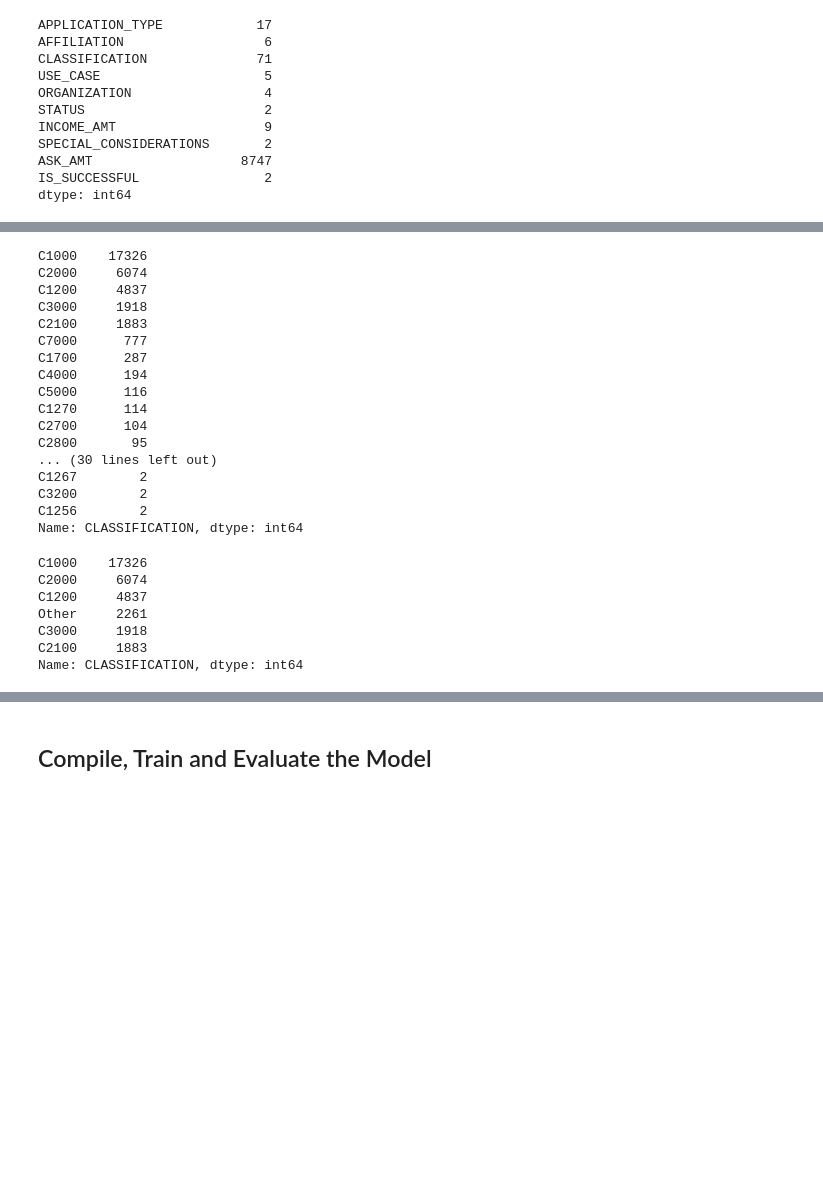
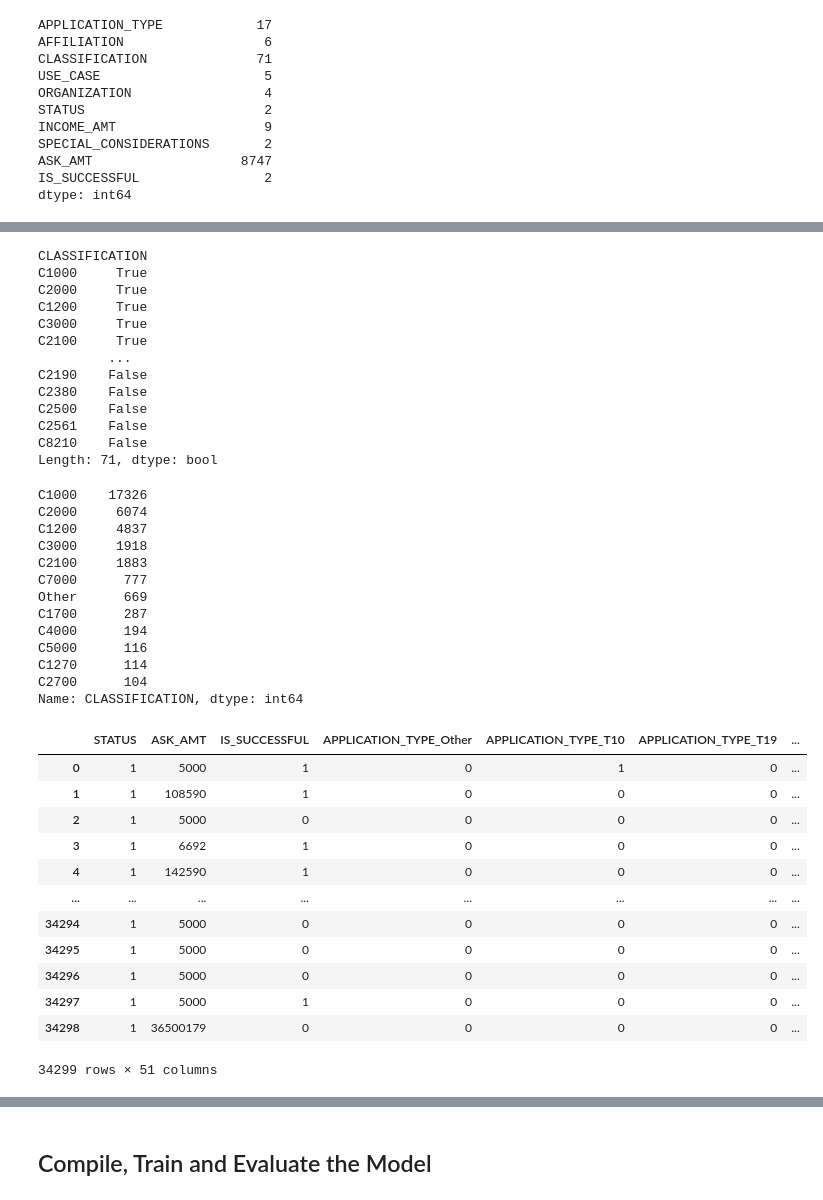
Before and after one commit to LPELLITTERI/deep-learning-challenge, a Jupyter notebook: deep_learning.ipynb, the cells around one changed output, grey strips where cells are left out. Cells and saved outputs as stored; diff of their text form; code cells hidden in the pictures; blank space fills up the shorter version.

```diff
--- a/deep_learning.ipynb
+++ b/deep_learning.ipynb
@@ -61,14 +79,20 @@ Name: APPLICATION_TYPE, dtype: int64
 # %%
 # Choose a cutoff value and create a list of application types to be replaced
+cutoff_value = 100
+
 # use the variable name `application_types_to_replace`
-#  YOUR CODE GOES HERE
+application_types_to_replace = []
+
+# Find application types occurring less frequently than the cutoff value
+application_counts = application_df['APPLICATION_TYPE'].value_counts()
+application_types_to_replace = application_counts[application_counts < cutoff_value].index.tolist()
 
 # Replace in dataframe
 for app in application_types_to_replace:
-    application_df['APPLICATION_TYPE'] = application_df['APPLICATION_TYPE'].replace(app,"Other")
+    drop_df['APPLICATION_TYPE'] = drop_df['APPLICATION_TYPE'].replace(app,"Other")
 
 # Check to make sure binning was successful
-application_df['APPLICATION_TYPE'].value_counts()
+drop_df['APPLICATION_TYPE'].value_counts()
 # %% [output]
 T3       27037
 T4        1542
@@ -99,43 +125,65 @@ Name: CLASSIFICATION, Length: 71, dtype: int64
 # %%
 # You may find it helpful to look at CLASSIFICATION value counts >1
-#  YOUR CODE GOES HERE
+drop_df.value_counts("CLASSIFICATION") >1
 # %% [output]
-C1000    17326
-C2000     6074
-C1200     4837
-C3000     1918
-C2100     1883
-C7000      777
-C1700      287
-C4000      194
-C5000      116
-C1270      114
-C2700      104
-C2800       95
-... (30 lines left out)
-C1267        2
-C3200        2
-C1256        2
-Name: CLASSIFICATION, dtype: int64
+CLASSIFICATION
+C1000     True
+C2000     True
+C1200     True
+C3000     True
+C2100     True
+         ...
+C2190    False
+C2380    False
+C2500    False
+C2561    False
+C8210    False
+Length: 71, dtype: bool
 # %%
 # Choose a cutoff value and create a list of classifications to be replaced
+cutoff_value = 100
 # use the variable name `classifications_to_replace`
+classifications_to_replace = []
 #  YOUR CODE GOES HERE
+# Find application types occurring less frequently than the cutoff value
+classification_counts = application_df['CLASSIFICATION'].value_counts()
+classifications_to_replace = classification_counts[classification_counts < cutoff_value].index.tolist()
 
 # Replace in dataframe
 for cls in classifications_to_replace:
-    application_df['CLASSIFICATION'] = application_df['CLASSIFICATION'].replace(cls,"Other")
+    drop_df['CLASSIFICATION'] = drop_df['CLASSIFICATION'].replace(cls,"Other")
 
 # Check to make sure binning was successful
-application_df['CLASSIFICATION'].value_counts()
+drop_df['CLASSIFICATION'].value_counts()
 # %% [output]
 C1000    17326
 C2000     6074
 C1200     4837
-Other     2261
 C3000     1918
 C2100     1883
+C7000      777
+Other      669
+C1700      287
+C4000      194
+C5000      116
+C1270      114
+C2700      104
 Name: CLASSIFICATION, dtype: int64
 # %%
 # Convert categorical data to numeric with `pd.get_dummies`
-#  YOUR CODE GOES HERE
+preprocessed_data = pd.get_dummies(drop_df)
+preprocessed_data
+# %% [output]
+|  | STATUS | ASK_AMT | IS_SUCCESSFUL | APPLICATION_TYPE_Other | APPLICATION_TYPE_T10 | APPLICATION_TYPE_T19 | ... |
+| 0 | 1 | 5000 | 1 | 0 | 1 | 0 | ... |
+| 1 | 1 | 108590 | 1 | 0 | 0 | 0 | ... |
+| 2 | 1 | 5000 | 0 | 0 | 0 | 0 | ... |
+| 3 | 1 | 6692 | 1 | 0 | 0 | 0 | ... |
+| 4 | 1 | 142590 | 1 | 0 | 0 | 0 | ... |
+| ... | ... | ... | ... | ... | ... | ... | ... |
+| 34294 | 1 | 5000 | 0 | 0 | 0 | 0 | ... |
+| 34295 | 1 | 5000 | 0 | 0 | 0 | 0 | ... |
+| 34296 | 1 | 5000 | 0 | 0 | 0 | 0 | ... |
+| 34297 | 1 | 5000 | 1 | 0 | 0 | 0 | ... |
+| 34298 | 1 | 36500179 | 0 | 0 | 0 | 0 | ... |
+34299 rows × 51 columns
```
Also changed, not shown: parts of 29 cells of this notebook.
